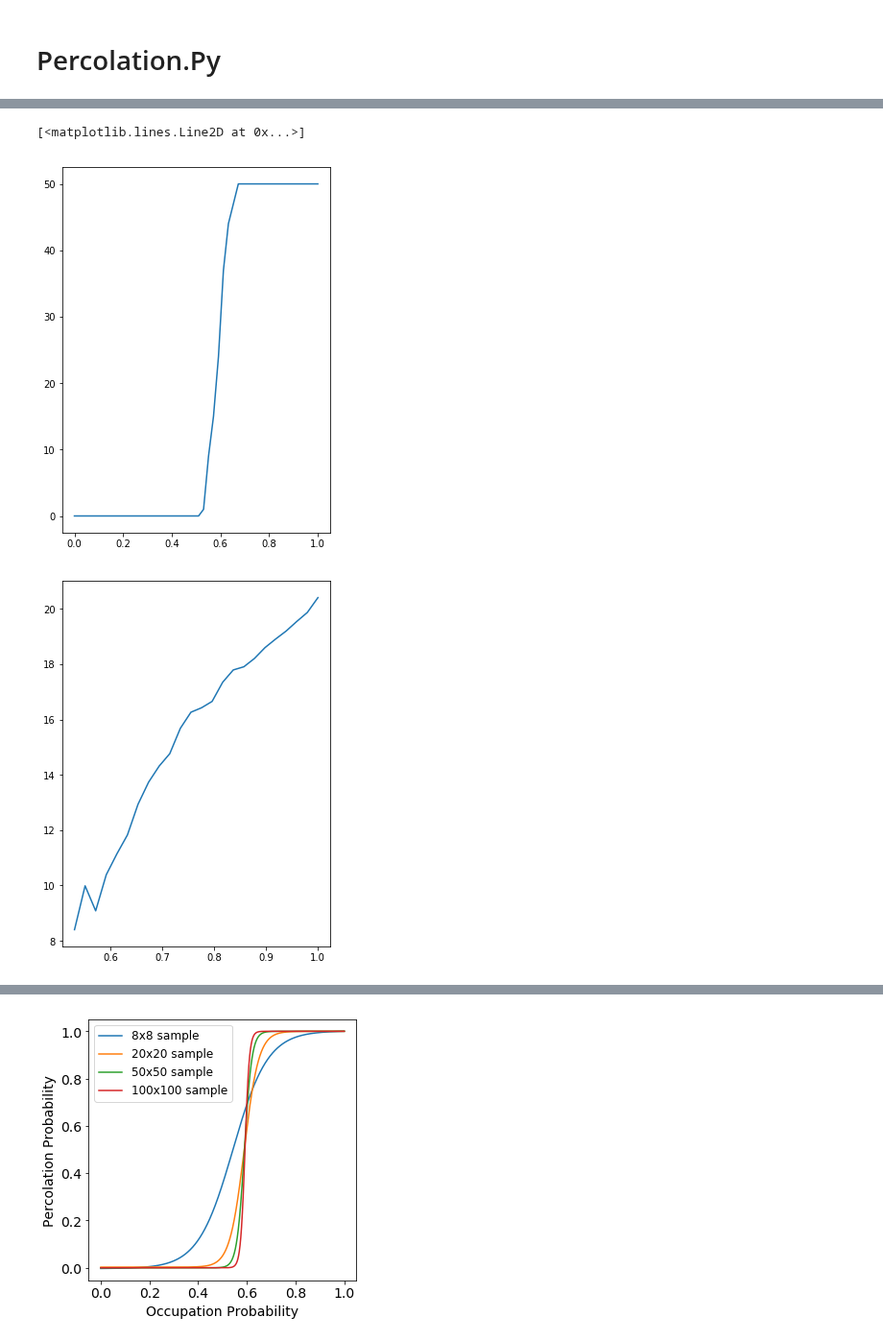
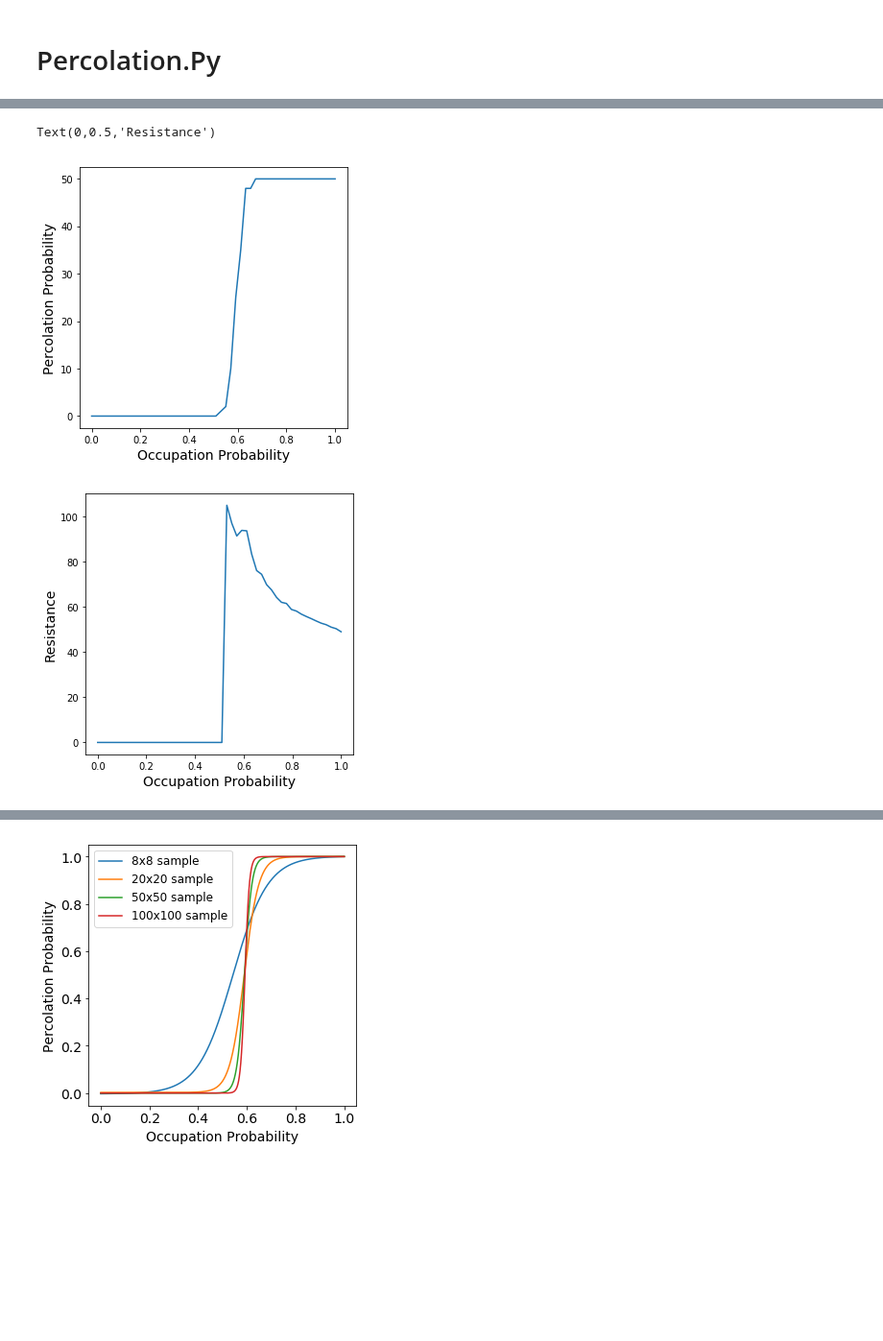
Before and after one commit to prabowobagas/Jupyter-Notebook-Thesis, a Jupyter notebook: Weekly Journal.ipynb, the cells around one changed output, grey strips where cells are left out. Shown at 96% size. Cells and saved outputs as stored; diff of their text form; code cells hidden in the pictures; blank space fills up the shorter version.

```diff
--- a/Weekly Journal.ipynb
+++ b/Weekly Journal.ipynb
@@ -265,17 +261,17 @@ for i in range(11,20):
     df_wrap1 = wrapper_vds(df1)
     df_wrap2 = wrapper_vds(df2)
 
-    plt.figure(1)
     plt.plot(df_wrap1['Vds'], df_wrap1['Ids']/(10)**(-6), label = 'Vgs ='+str((i*-100)+100)+'mV',linestyle = 'dashed')
     plt.plot(df_wrap2['Vds'], df_wrap2['Ids']/(10)**(-6), label = 'Vgs ='+str((i*-100)+100)+'mV')
 
 
+plt.title('100$\mu m^2$ Gate Area')
 plt.xlabel('$V_{ds}$ [V]', fontsize=14)
 plt.ylabel('$I_{ds}$ [$\mu$A]', fontsize=14)
 plt.legend(bbox_to_anchor=(1.05, 1), loc=2,  prop={'size': 13})
 
-plt.xlim(0,0.5)
-plt.ylim(0,)
+# plt.xlim(-0.5,0.5)
+#plt.ylim(0,)
 
 plt.rcParams['figure.figsize'] = (5,7)
 ax = plt.gca()
@@ -338,23 +347,2 @@ plt.rcParams['figure.figsize'] = (7,5)
 # %% [markdown]
 Graph of typical Ids vs Vds Fet charactersitic. Saturation regime can be seen when Vgs is below -1500mV.
-# %%
-dev16_Vgs_sweep_df = pd.read_csv(r"Data\dev16\dev16-Vgs_sweep_-2500mV-1V_Vds_Fixed_100mV.txt",sep='\t')
-dev16_Vgs_sweep_df.drop('Unnamed: 5', axis=1,inplace=True)
-dev16_Vgs_sweep_df.columns = ['time','Vds','Vgs','Ids','Igs']
-
-
-plt.figure(1)
-plt.rcParams['figure.figsize'] = (5,3)
-plt.plot(dev16_Vgs_sweep_df['Vgs'],dev16_Vgs_sweep_df['Ids'])
-plt.xlabel('Vgs [V]')
-plt.ylabel('Igs [A]')
-plt.title('Vgs vs Ids (100mV Vds)')
-plt.show()
-
-plt.figure(2)
-plt.rcParams['figure.figsize'] = (5,3)
-plt.plot(dev16_Vgs_sweep_df['Vgs'],dev16_Vgs_sweep_df['Igs'])
-plt.xlabel('Vgs [V]')
-plt.ylabel('Ids [A]')
-plt.title('Igs vs Ids (100mV Vds)')
-plt.show()
@@ -492,40 +477,41 @@ for indices, occupy_prob in enumerate(occupation_probability):
     path_sum = []
     for i in range(0,Loop):
         sample = GenerateGrid(width, height, occupy_prob)
         sample.GenerateWall()
         came_from, cost_so_far = a_star_search(sample, start, goal)
         path, path_flag = pathfinder(came_from, start=start, goal=goal)
         if path_flag is True:
             counter += 1
             path_sum.append(cost_so_far[goal])
     occupy_histogram.append(counter)
     path_average[indices] = np.nanmean(path_sum)
     progress += 1
     f.value = progress
 
 
 d = {'occupation probability' : occupation_probability, 'Percolate frequency' : occupy_histogram}
 df = pd.DataFrame(d)
 file_name = 'PercSimData\\perc_%sx%s_Loop%s_lineseries%s' %(width, height, Loop, linseries_point)
 df.to_csv(file_name, sep='\t')
 
 path_average[np.isnan(path_average)] = 0
 
 
 
 fig1 = plt.figure(1)
 plt.plot(occupation_probability, occupy_histogram)
-
-
-
+plt.xlabel('Occupation Probability', fontsize=14)
+plt.ylabel('Percolation Probability', fontsize=14)
 
 fig2 = plt.figure(2)
-plt.plot(occupation_probability,1000/path_average)
+plt.plot(occupation_probability, path_average)
+plt.xlabel('Occupation Probability', fontsize=14)
+plt.ylabel('Resistance', fontsize=14)
 # %% [output]
 [interactive output not drawn]
-[<matplotlib.lines.Line2D at 0x...>]
+Text(0,0.5,'Resistance')
-[figure, old version]
+[figure, new version]
-[figure, old version]
+[figure, new version]
 # %%
 import matplotlib.pyplot as plt
 from matplotlib import cm
```
Also changed, not shown: parts of 5 cells of this notebook, 1 other file.
